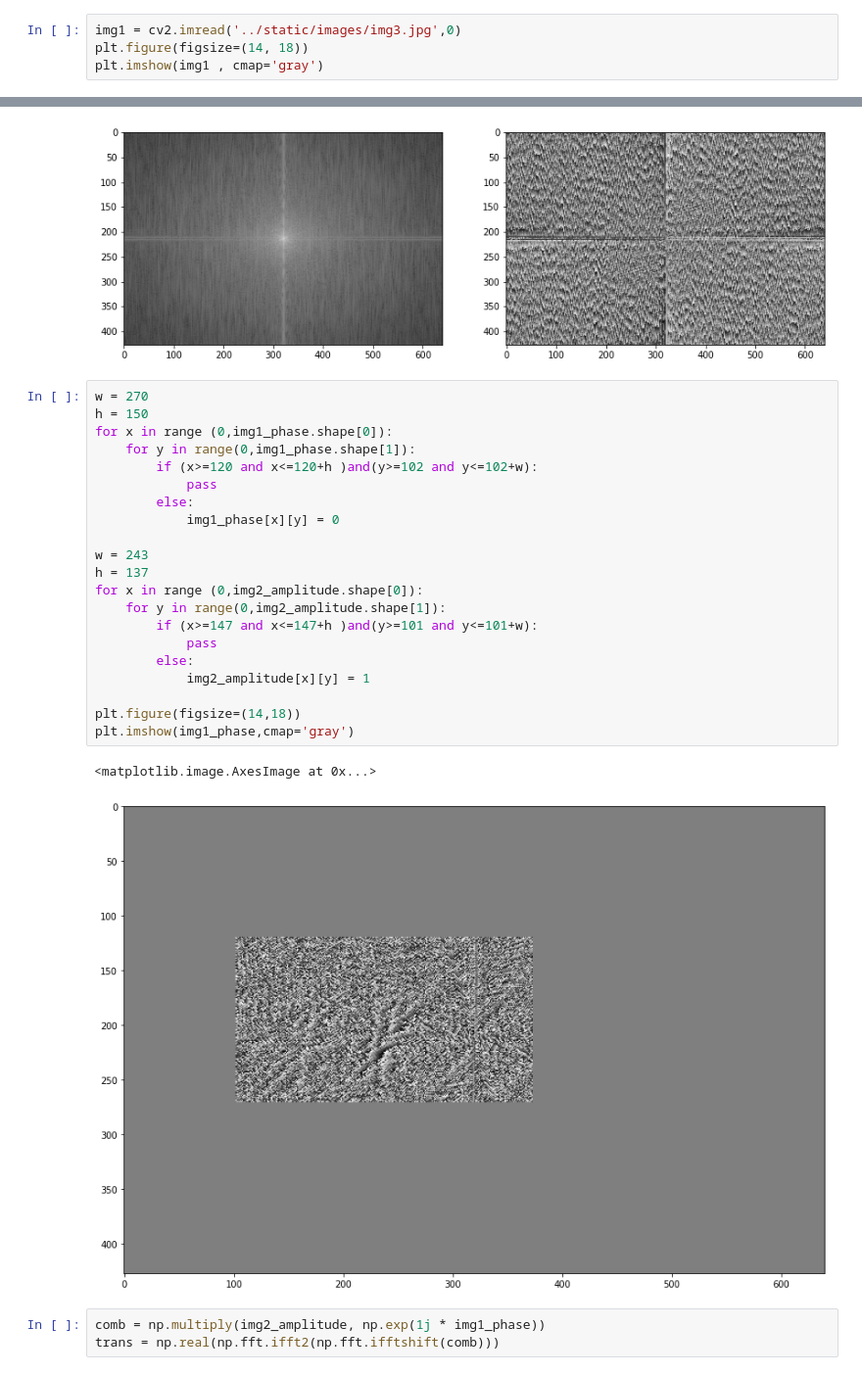
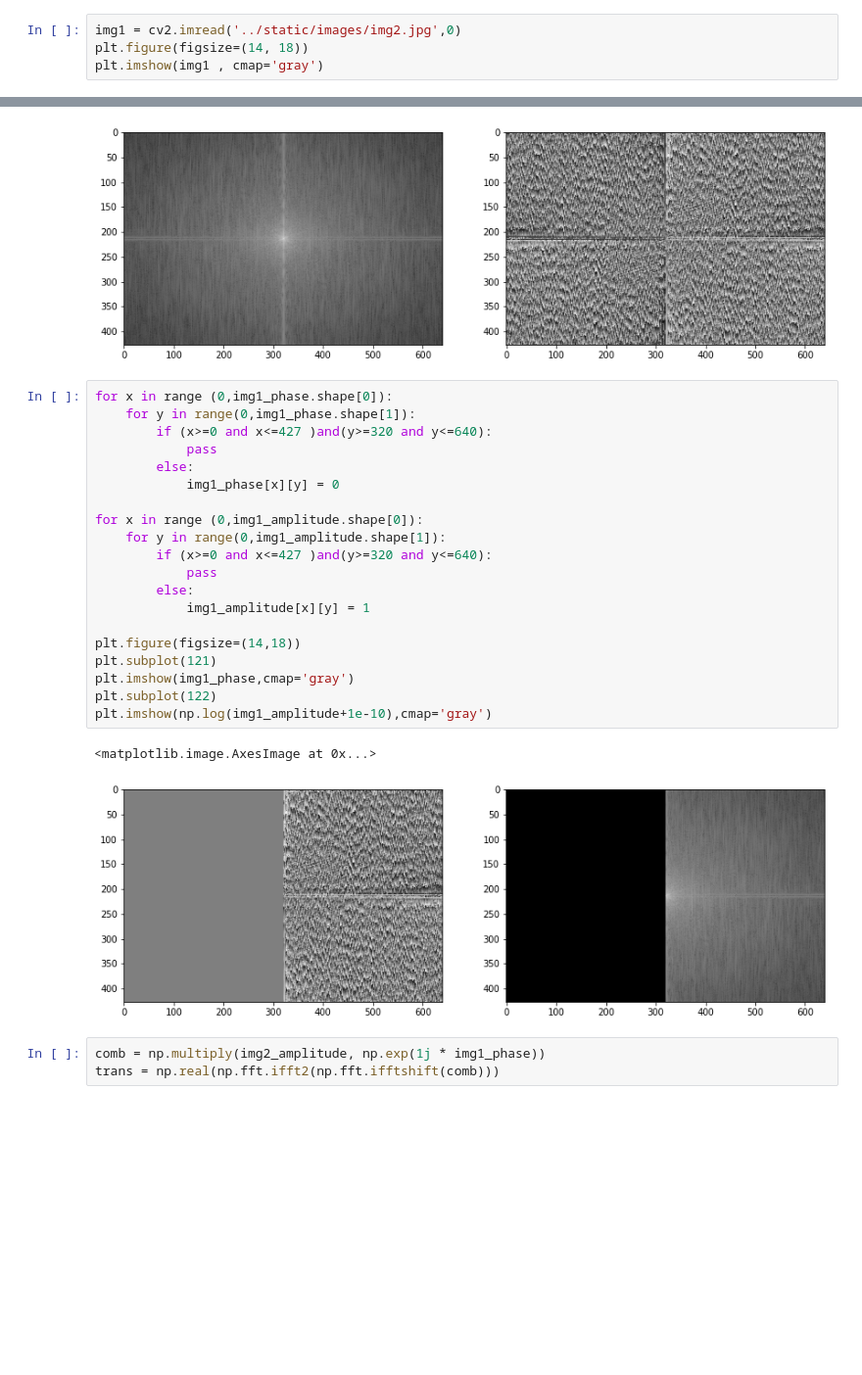
Before and after one commit to EHVB/DSP_Task4, a Jupyter notebook: processing/processing.ipynb, the cells around one changed output, grey strips where cells are left out. Shown at 98% size. Cells and saved outputs as stored; diff of their text form; blank space fills up the shorter version.

```diff
--- a/processing/processing.ipynb
+++ b/processing/processing.ipynb
@@ -5,7 +5,7 @@ import matplotlib.pyplot as plt
 from skimage.io import imread, imshow
 from skimage.color import rgb2gray
 # %%
-img1 = cv2.imread('../static/images/img3.jpg',0)
+img1 = cv2.imread('../static/images/img2.jpg',0)
 plt.figure(figsize=(14, 18))
 plt.imshow(img1 , cmap='gray')
 # %% [output]
@@ -45,29 +45,28 @@ plt.imshow(img2_phase, cmap='gray')
 <matplotlib.image.AxesImage at 0x...>
 [figure]
 # %%
-w = 270
-h = 150
 for x in range (0,img1_phase.shape[0]):
     for y in range(0,img1_phase.shape[1]):
-        if (x>=120 and x<=120+h )and(y>=102 and y<=102+w):
+        if (x>=0 and x<=427 )and(y>=320 and y<=640):
             pass
         else:
             img1_phase[x][y] = 0
 
-w = 243
-h = 137
-for x in range (0,img2_amplitude.shape[0]):
-    for y in range(0,img2_amplitude.shape[1]):
-        if (x>=147 and x<=147+h )and(y>=101 and y<=101+w):
+for x in range (0,img1_amplitude.shape[0]):
+    for y in range(0,img1_amplitude.shape[1]):
+        if (x>=0 and x<=427 )and(y>=320 and y<=640):
             pass
         else:
-            img2_amplitude[x][y] = 1
+            img1_amplitude[x][y] = 1
 
 plt.figure(figsize=(14,18))
+plt.subplot(121)
 plt.imshow(img1_phase,cmap='gray')
+plt.subplot(122)
+plt.imshow(np.log(img1_amplitude+1e-10),cmap='gray')
 # %% [output]
 <matplotlib.image.AxesImage at 0x...>
-[figure, old version]
+[figure, new version]
 # %%
 comb = np.multiply(img2_amplitude, np.exp(1j * img1_phase))
 trans = np.real(np.fft.ifft2(np.fft.ifftshift(comb)))
```
Also changed, not shown: parts of 3 cells of this notebook, 4 other files.
